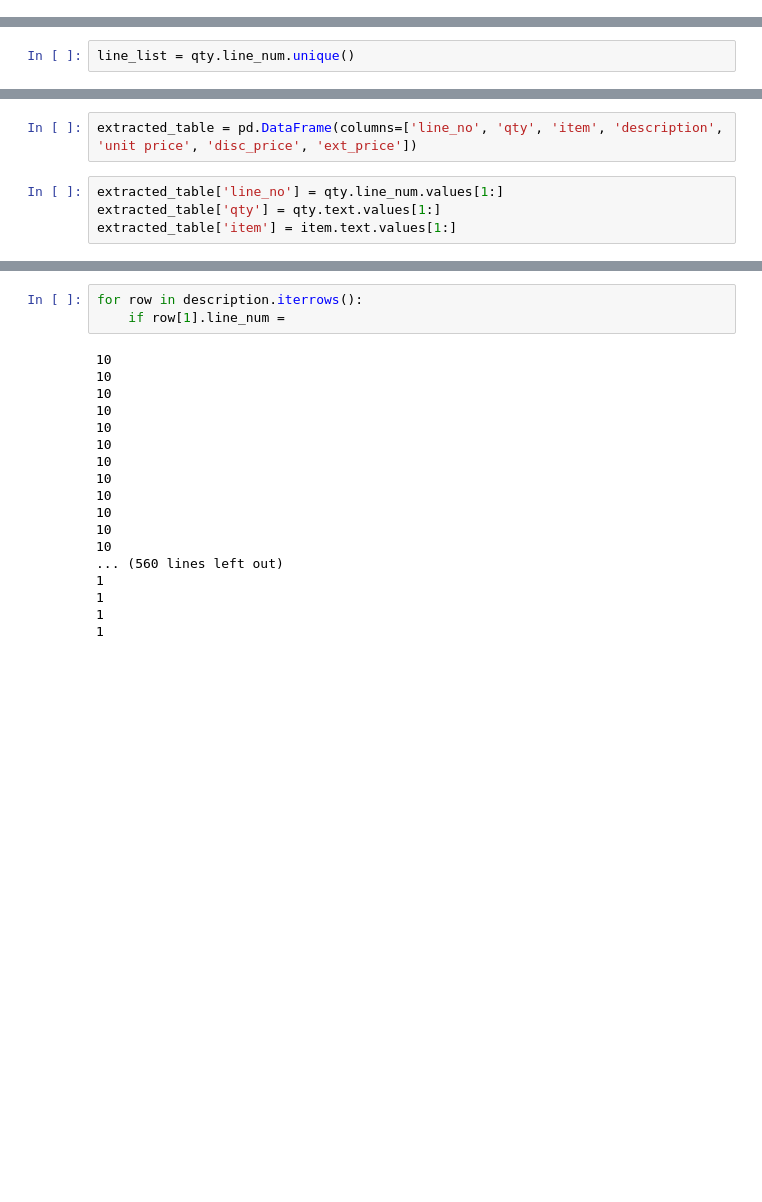
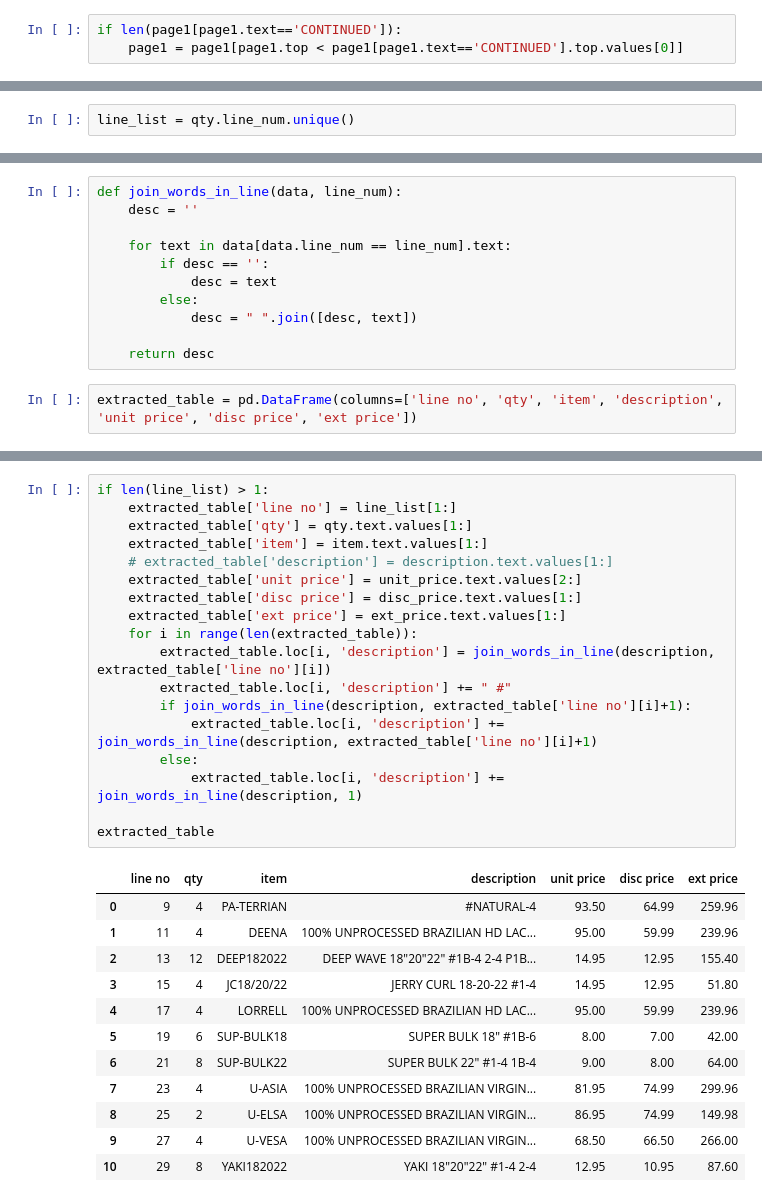
Before and after one commit to Lakain/OCR_I2E, a Jupyter notebook: RB_invoice2excel.ipynb, the cells around one changed output, grey strips where cells are left out. Saved outputs shown, nothing was run; the diff lists cells and outputs as text; blank space fills up the shorter version.

```diff
--- a/RB_invoice2excel.ipynb
+++ b/RB_invoice2excel.ipynb
@@ -222,6 +206,9 @@ extract_column(page1, 'ext', 40, 0, 8*30)
 | 248 | 5 | 1 | 6 | 1 | 27 | 10 | 2272 | 2419 | 128 | 28 | ... |
 | 260 | 5 | 1 | 6 | 1 | 29 | 7 | 2294 | 2562 | 104 | 31 | ... |
 | 270 | 5 | 1 | 8 | 1 | 1 | 2 | 2363 | 3085 | 32 | 7 | ... |
+# %%
+if len(page1[page1.text=='CONTINUED']):
+    page1 = page1[page1.top < page1[page1.text=='CONTINUED'].top.values[0]]
 # %%
 qty = extract_column(page1, 'qty', 10, 0, 100)
 item = extract_column(page1, 'item', 10, -180, 150)
@@ -239,6 +225,13 @@ array(['4', '4', '12', '4', '4', '6', '8', '4', '2', '4', '8'],
+# %%
+def join_words_in_line(data, line_num):
+    desc = ''
+
+    for text in data[data.line_num == line_num].text:
+        if desc == '':
+            desc = text
+        else:
+            desc = " ".join([desc, text])
+
+    return desc
 # %%
-extracted_table = pd.DataFrame(columns=['line_no', 'qty', 'item', 'description', 'unit price', 'disc_price', 'ext_price'])
+extracted_table = pd.DataFrame(columns=['line no', 'qty', 'item', 'description', 'unit price', 'disc price', 'ext price'])
-# %%
-extracted_table['line_no'] = qty.line_num.values[1:]
-extracted_table['qty'] = qty.text.values[1:]
-extracted_table['item'] = item.text.values[1:]
@@ -261,21 +238,31 @@ description
-# %%
-for row in description.iterrows():
-    if row[1].line_num =
-# %% [output]
-10
-10
-10
-10
-10
-10
-10
-10
-10
-10
-10
-10
-... (560 lines left out)
-1
-1
-1
-1
+# %%
+if len(line_list) > 1:
+    extracted_table['line no'] = line_list[1:]
+    extracted_table['qty'] = qty.text.values[1:]
+    extracted_table['item'] = item.text.values[1:]
+    # extracted_table['description'] = description.text.values[1:]
+    extracted_table['unit price'] = unit_price.text.values[2:]
+    extracted_table['disc price'] = disc_price.text.values[1:]
+    extracted_table['ext price'] = ext_price.text.values[1:]
+    for i in range(len(extracted_table)):
+        extracted_table.loc[i, 'description'] = join_words_in_line(description, extracted_table['line no'][i])
+        extracted_table.loc[i, 'description'] += " #"
+        if join_words_in_line(description, extracted_table['line no'][i]+1):
+            extracted_table.loc[i, 'description'] += join_words_in_line(description, extracted_table['line no'][i]+1)
+        else:
+            extracted_table.loc[i, 'description'] += join_words_in_line(description, 1)
+
+extracted_table
+# %% [output]
+|  | line no | qty | item | description | unit price | disc price | ext price |
+| 0 | 9 | 4 | PA-TERRIAN | #NATURAL-4 | 93.50 | 64.99 | 259.96 |
+| 1 | 11 | 4 | DEENA | 100% UNPROCESSED BRAZILIAN HD LAC... | 95.00 | 59.99 | 239.96 |
+| 2 | 13 | 12 | DEEP182022 | DEEP WAVE 18"20"22" #1B-4 2-4 P1B... | 14.95 | 12.95 | 155.40 |
+| 3 | 15 | 4 | JC18/20/22 | JERRY CURL 18-20-22 #1-4 | 14.95 | 12.95 | 51.80 |
+| 4 | 17 | 4 | LORRELL | 100% UNPROCESSED BRAZILIAN HD LAC... | 95.00 | 59.99 | 239.96 |
+| 5 | 19 | 6 | SUP-BULK18 | SUPER BULK 18" #1B-6 | 8.00 | 7.00 | 42.00 |
+| 6 | 21 | 8 | SUP-BULK22 | SUPER BULK 22" #1-4 1B-4 | 9.00 | 8.00 | 64.00 |
+| 7 | 23 | 4 | U-ASIA | 100% UNPROCESSED BRAZILIAN VIRGIN... | 81.95 | 74.99 | 299.96 |
+| 8 | 25 | 2 | U-ELSA | 100% UNPROCESSED BRAZILIAN VIRGIN... | 86.95 | 74.99 | 149.98 |
+| 9 | 27 | 4 | U-VESA | 100% UNPROCESSED BRAZILIAN VIRGIN... | 68.50 | 66.50 | 266.00 |
+| 10 | 29 | 8 | YAKI182022 | YAKI 18"20"22" #1-4 2-4 | 12.95 | 10.95 | 87.60 |
```
Also changed, not shown: parts of 16 cells of this notebook, 2 other files.
